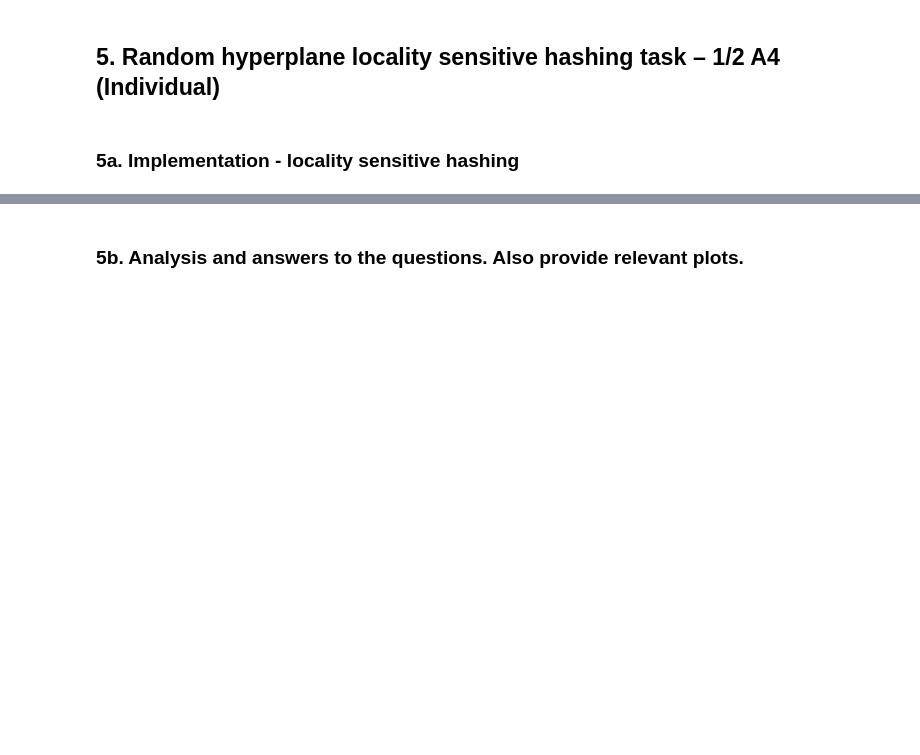
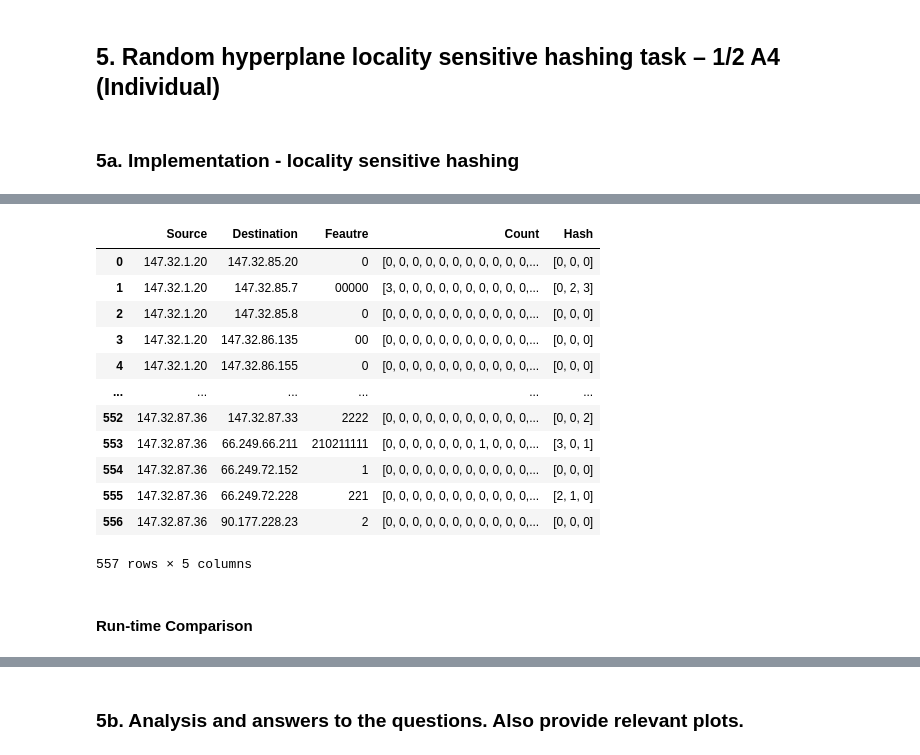
Before and after one commit to Timo9Madrid7/CS4035CyberDataAnalytics, a Jupyter notebook: assignment3/Lab3.ipynb, the cells around one changed output, grey strips where cells are left out. Cells and saved outputs as stored; diff of their text form; code cells hidden in the pictures; blank space fills up the shorter version.

```diff
--- a/assignment3/Lab3.ipynb
+++ b/assignment3/Lab3.ipynb
@@ -427,0 +455,8 @@ result
+# %%
+srcip_list, dstip_list, feature_list = aggregation()
+rh_data = pd.DataFrame()
+rh_data['Source'] = srcip_list
+rh_data["Destination"] = dstip_list
+rh_data["Feautre"] = feature_list
+rh_data['Count'] = [[0]*27 for _ in range(len(rh_data))]
+rh_data
@@ -427,0 +477,9 @@ result
+# %%
+# counting trigram
+for i in range(len(rh_data)):
+    temp_string = rh_data.Feautre[i]
+    if(len(temp_string) >=3 ):
+        for j in range(len(temp_string)-2):
+            rh_data['Count'][i][dict_index[temp_string[j:j+3]]] += 1
+
+rh_data
@@ -427,0 +500,36 @@ result
+# %%
+# creating hyperplanes
+n_hyperplanes = 3
+output_size = 2 # 00 01 10 11
+
+random_hyperplanes = []
+for i in range(n_hyperplanes):
+    hyperplane = np.random.randn(output_size, 27)
+    random_hyperplanes.append(hyperplane)
+# %%
+# map to smaller size bins
+rh_hash = []
+for i in range(len(rh_data)):
+    temp_hash = []
+    for hyperplane in random_hyperplanes:
+        temp_hash.append((np.dot(hyperplane,rh_data.Count[i]) > 1).dot([1,2]))
+    rh_hash.append(temp_hash)
+
+rh_data["Hash"] = rh_hash
+rh_data
+# %% [output]
+|  | Source | Destination | Feautre | Count | Hash |
+| 0 | 147.32.1.20 | 147.32.85.20 | 0 | [0, 0, 0, 0, 0, 0, 0, 0, 0, 0, 0,... | [0, 0, 0] |
+| 1 | 147.32.1.20 | 147.32.85.7 | 00000 | [3, 0, 0, 0, 0, 0, 0, 0, 0, 0, 0,... | [0, 2, 3] |
+| 2 | 147.32.1.20 | 147.32.85.8 | 0 | [0, 0, 0, 0, 0, 0, 0, 0, 0, 0, 0,... | [0, 0, 0] |
+| 3 | 147.32.1.20 | 147.32.86.135 | 00 | [0, 0, 0, 0, 0, 0, 0, 0, 0, 0, 0,... | [0, 0, 0] |
+| 4 | 147.32.1.20 | 147.32.86.155 | 0 | [0, 0, 0, 0, 0, 0, 0, 0, 0, 0, 0,... | [0, 0, 0] |
+| ... | ... | ... | ... | ... | ... |
+| 552 | 147.32.87.36 | 147.32.87.33 | 2222 | [0, 0, 0, 0, 0, 0, 0, 0, 0, 0, 0,... | [0, 0, 2] |
+| 553 | 147.32.87.36 | 66.249.66.211 | 210211111 | [0, 0, 0, 0, 0, 0, 0, 1, 0, 0, 0,... | [3, 0, 1] |
+| 554 | 147.32.87.36 | 66.249.72.152 | 1 | [0, 0, 0, 0, 0, 0, 0, 0, 0, 0, 0,... | [0, 0, 0] |
+| 555 | 147.32.87.36 | 66.249.72.228 | 221 | [0, 0, 0, 0, 0, 0, 0, 0, 0, 0, 0,... | [2, 1, 0] |
+| 556 | 147.32.87.36 | 90.177.228.23 | 2 | [0, 0, 0, 0, 0, 0, 0, 0, 0, 0, 0,... | [0, 0, 0] |
+557 rows × 5 columns
+# %% [markdown]
+#### Run-time Comparison
```
Also changed, not shown: parts of 11 cells of this notebook.
